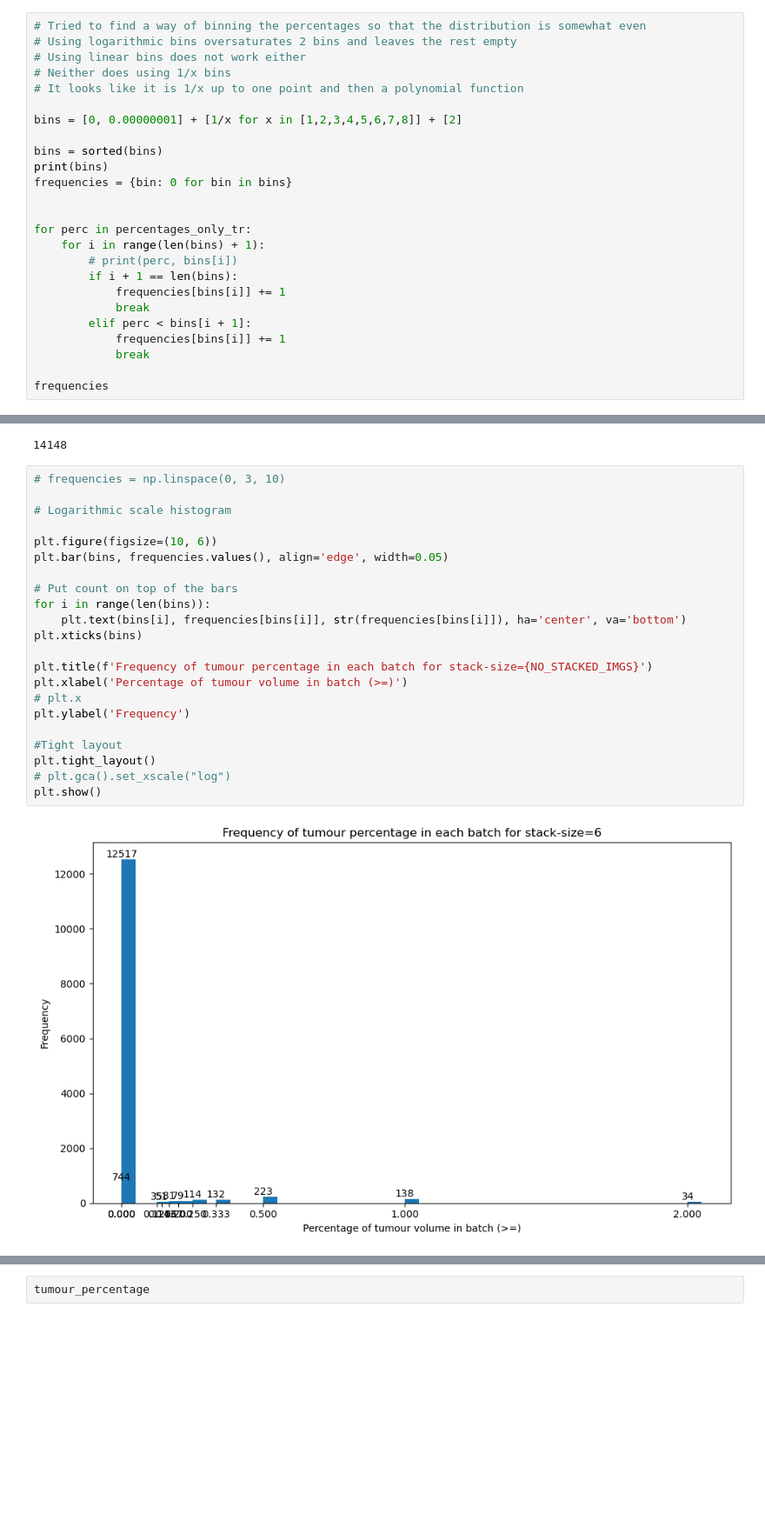
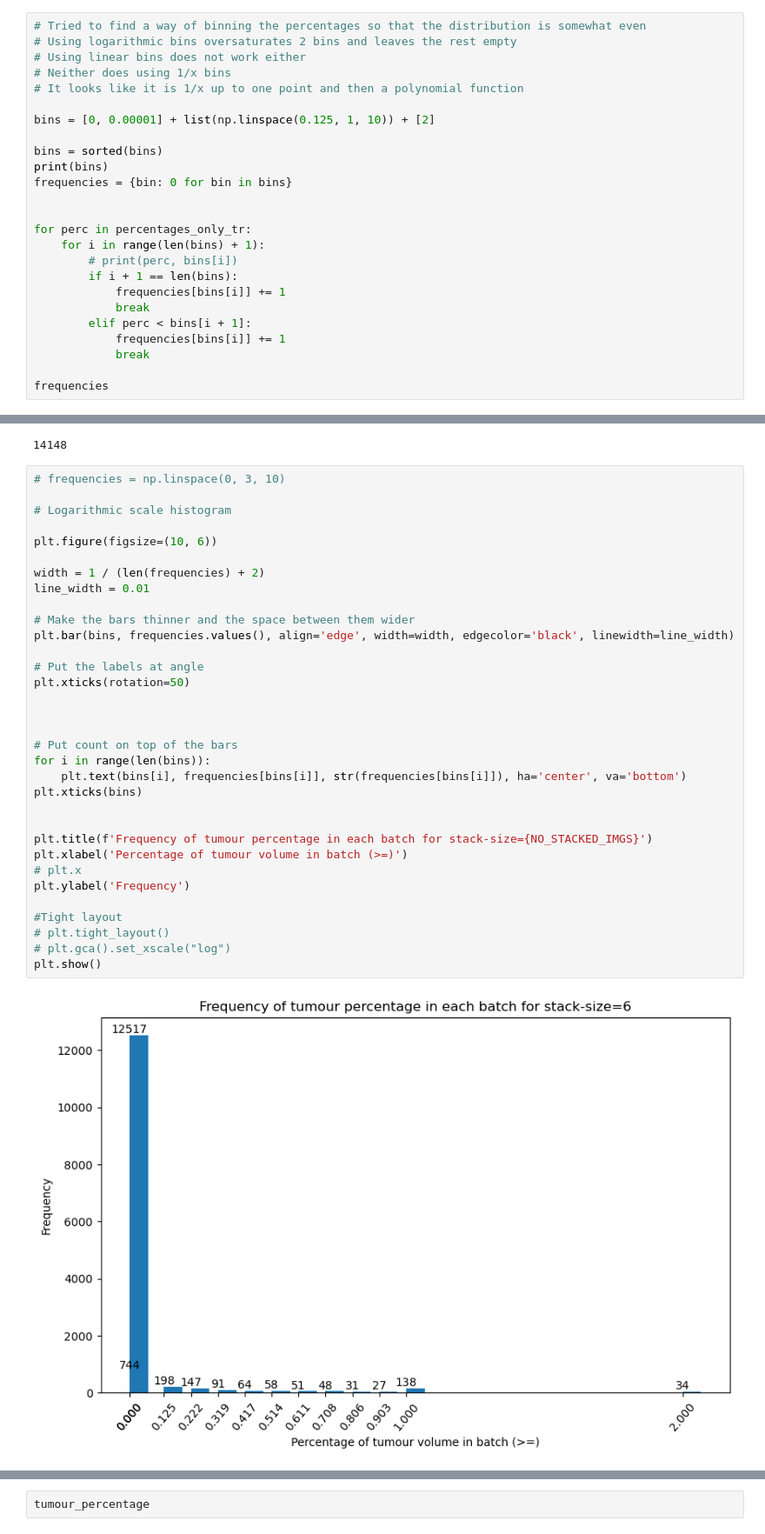
Before and after one commit to Chiru-CatalinMihail/LungCancerCT, a Jupyter notebook: MSD_EDA_hyperparameter_tunning_stack_size.ipynb, the cells around one changed output, grey strips where cells are left out. Shown: that part at 87% size. Saved outputs shown, nothing was run; the diff lists cells and outputs as text; blank space fills up the shorter version.

```diff
--- a/MSD_EDA_hyperparameter_tunning_stack_size.ipynb
+++ b/MSD_EDA_hyperparameter_tunning_stack_size.ipynb
@@ -255,7 +255,7 @@ len(percentages_only_tr)
 # Neither does using 1/x bins
 # It looks like it is 1/x up to one point and then a polynomial function
 
-bins = [0, 0.00000001] + [1/x for x in [1,2,3,4,5,6,7,8]] + [2]
+bins = [0, 0.00001] + list(np.linspace(0.125, 1, 10)) + [2]
 
 bins = sorted(bins)
 print(bins)
@@ -293,27 +295,38 @@ sum(frequencies.values())
 # %%
 # frequencies = np.linspace(0, 3, 10)
 
 # Logarithmic scale histogram
 
 plt.figure(figsize=(10, 6))
-plt.bar(bins, frequencies.values(), align='edge', width=0.05)
+
+width = 1 / (len(frequencies) + 2)
+line_width = 0.01
+
+# Make the bars thinner and the space between them wider
+plt.bar(bins, frequencies.values(), align='edge', width=width, edgecolor='black', linewidth=line_width)
+
+# Put the labels at angle
+plt.xticks(rotation=50)
+
+
 
 # Put count on top of the bars
 for i in range(len(bins)):
     plt.text(bins[i], frequencies[bins[i]], str(frequencies[bins[i]]), ha='center', va='bottom')
 plt.xticks(bins)
+
 
 plt.title(f'Frequency of tumour percentage in each batch for stack-size={NO_STACKED_IMGS}')
 plt.xlabel('Percentage of tumour volume in batch (>=)')
 # plt.x
 plt.ylabel('Frequency')
 
 #Tight layout
-plt.tight_layout()
+# plt.tight_layout()
 # plt.gca().set_xscale("log")
 plt.show()
 # %% [output]
-[figure, old version]
+[figure, new version]
 # %%
 zero_stacks = frequencies[0] + frequencies[1]
 
```
Also changed, not shown: parts of 6 cells of this notebook, 42 other files.
